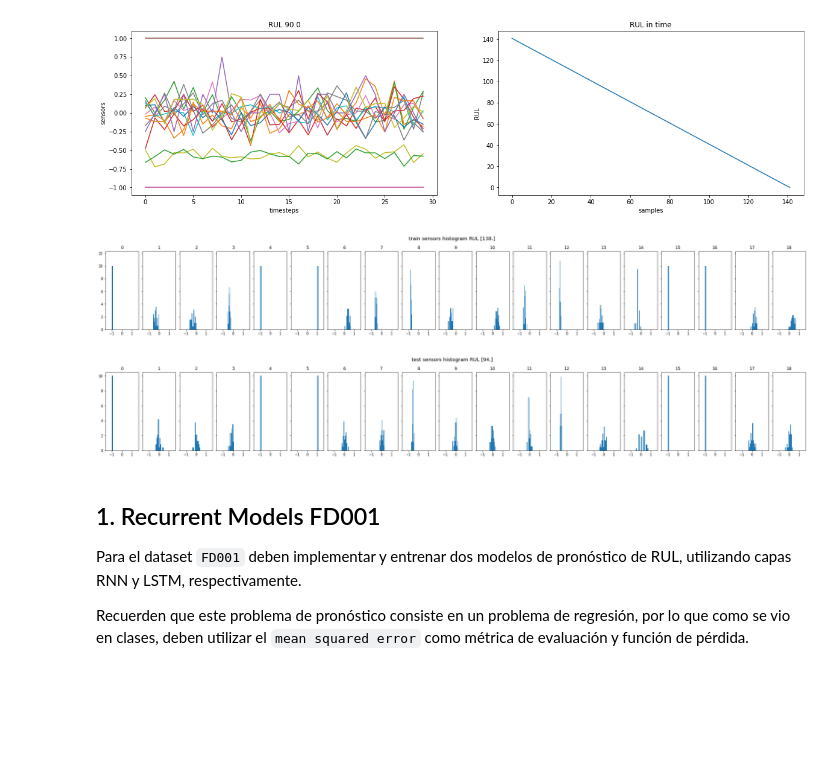
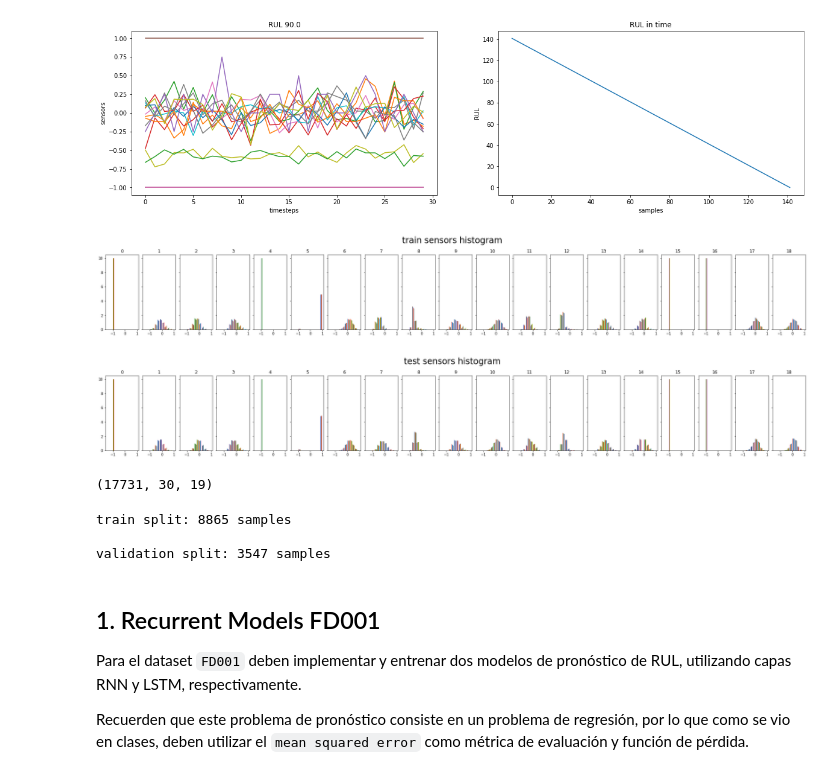
Before and after one commit to MartinVIllesca/ME7260-Aprendizaje-Profundo-en-Diagnostico-y-Pronostico-de-Fallas, a Jupyter notebook: t3/tarea_03.ipynb, the cells around one changed output. Saved outputs shown, nothing was run; the diff lists cells and outputs as text; code cells hidden in the pictures; blank space fills up the shorter version.

Commit message:
training RNN

```diff
--- a/t3/tarea_03.ipynb
+++ b/t3/tarea_03.ipynb
@@ -162,24 +161,42 @@ plt.show()
 # %%
 # explorar distribuciones de datos de entrenamiento
 fig, axs = plt.subplots(1,19, figsize=(28,4), sharex=True, sharey=True, constrained_layout=True)
 
-n = 24
-fig.suptitle('train sensors histogram RUL {}'.format(Y_train_[n]), fontsize=14)
+fig.suptitle('train sensors histogram', fontsize=24)
 for sensor in range(19):
-  axs[sensor].hist(X_train_[n][:,sensor], density=True)
+  axs[sensor].hist(X_train_[:,:,sensor], density=True)
   axs[sensor].set_title(sensor)
 
 # explorar distribuciones de datos de entrenamiento
 fig, axs = plt.subplots(1,19, figsize=(28,4), sharex=True, sharey=True, constrained_layout=True)
 
-n = 24
-fig.suptitle('test sensors histogram RUL {}'.format(Y_test_[n]), fontsize=14)
+fig.suptitle('test sensors histogram', fontsize=24)
 for sensor in range(19):
-  axs[sensor].hist(X_test_[n][:,sensor], density=True)
+  axs[sensor].hist(X_test_[:,:,sensor], density=True)
   axs[sensor].set_title(sensor)
 # %% [output]
-[figure, old version]
+[figure, new version]
-[figure, old version]
+[figure, new version]
+# %%
+print(X_train_.shape)
+# %% [output]
+(17731, 30, 19)
+# %%
+# separar en validacion y entrenamiento
+from sklearn.model_selection import train_test_split
+
+# realizar data splitting
+X_train, X_val, Y_train, Y_val = train_test_split(X_train_, Y_train_,
+                                                  train_size=0.5, test_size=0.2,
+                                                  random_state=0)
+
+# print sample distribution
+print( 'train split: {:d} samples'.format(X_train.shape[0]) )
+print( '\nvalidation split: {:d} samples'.format(X_val.shape[0]) )
+# %% [output]
+train split: 8865 samples
+
+validation split: 3547 samples
 # %% [markdown]
 ## 1. Recurrent Models FD001
 
```
Also changed, not shown: parts of 5 cells of this notebook.
